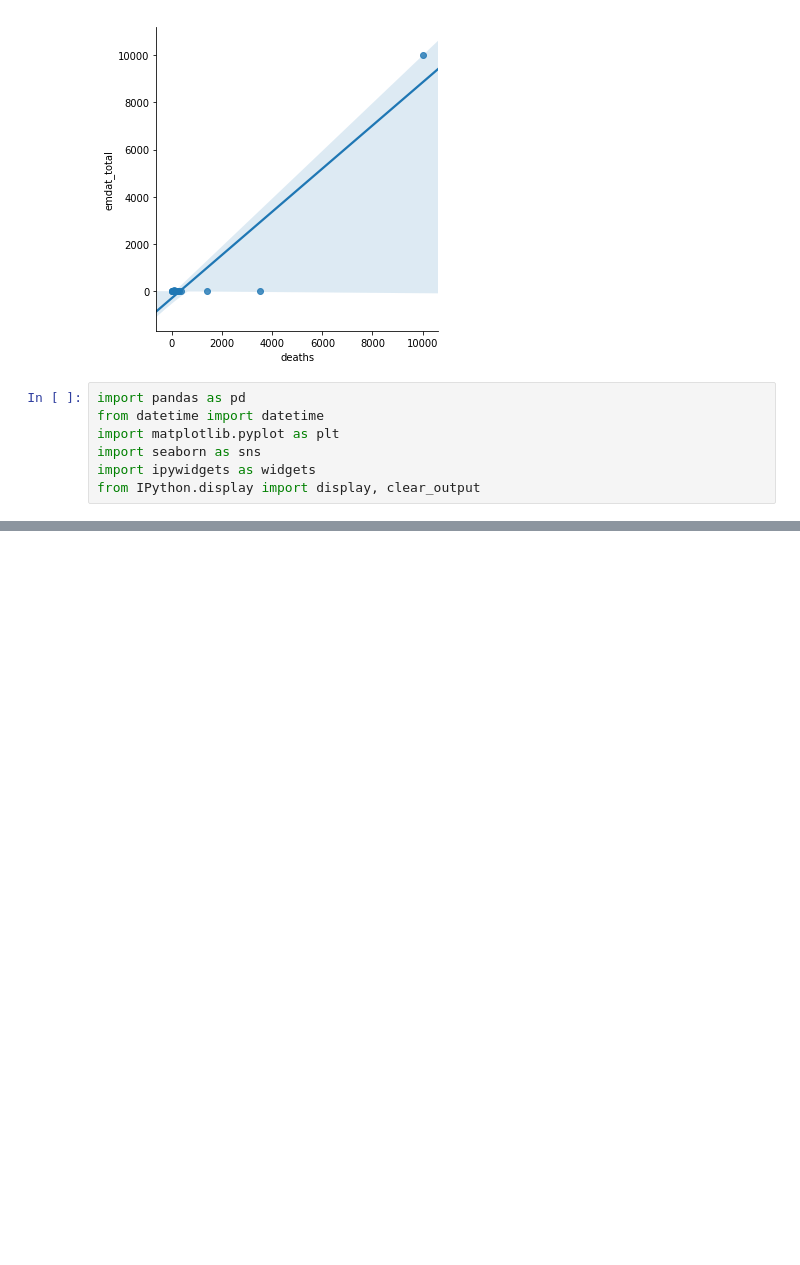
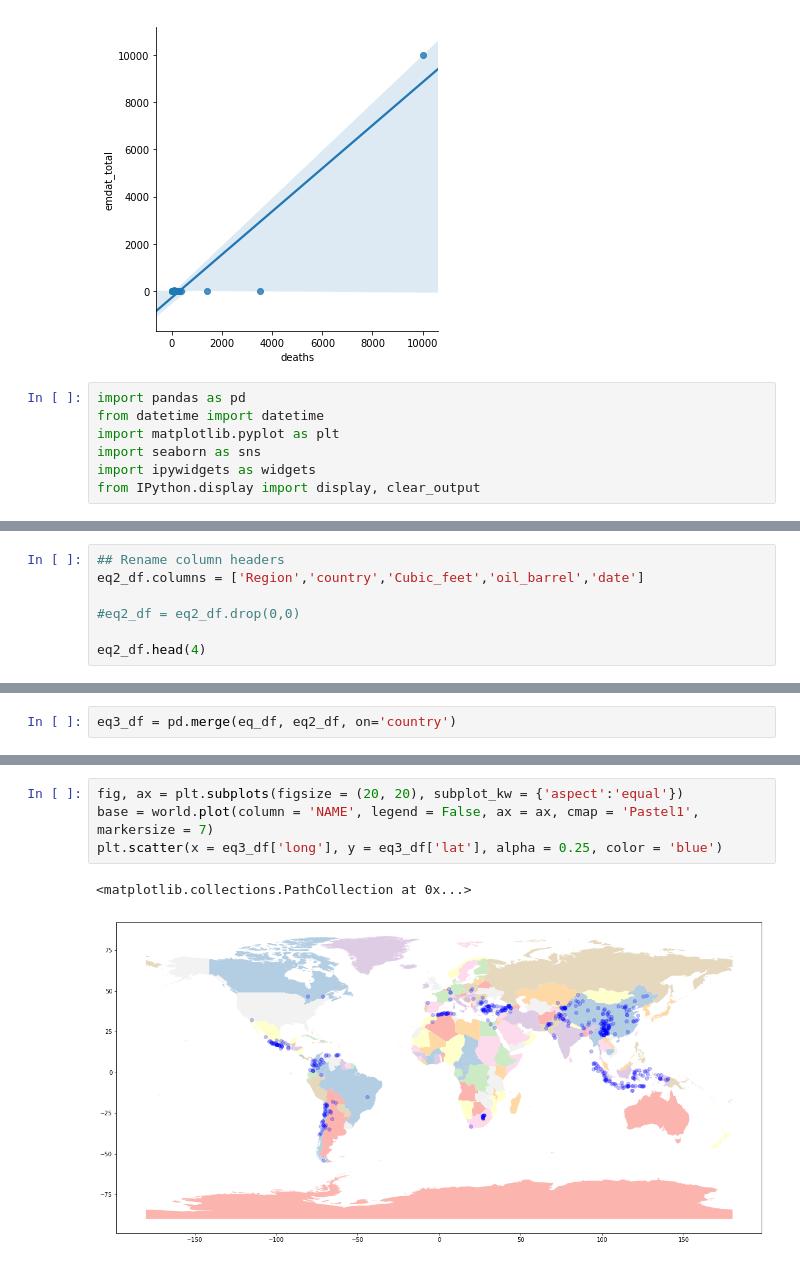
Before and after one commit to shrutijalewar/data-question-3-xtreme-united, a Jupyter notebook: Assigment3.ipynb, the cells around one changed output, grey strips where cells are left out. Saved outputs shown, nothing was run; the diff lists cells and outputs as text; blank space fills up the shorter version.

```diff
--- a/Assigment3.ipynb
+++ b/Assigment3.ipynb
@@ -319,0 +345,7 @@ base = world.plot(column = 'NAME', legend = False, ax = ax, cmap = 'Set2', marke
+# %%
+## Rename column headers
+eq2_df.columns = ['Region','country','Cubic_feet','oil_barrel','date']
+
+#eq2_df = eq2_df.drop(0,0)
+
+eq2_df.head(4)
@@ -319,0 +367,2 @@ base = world.plot(column = 'NAME', legend = False, ax = ax, cmap = 'Set2', marke
+# %%
+eq3_df = pd.merge(eq_df, eq2_df, on='country')
@@ -319,0 +390,7 @@ base = world.plot(column = 'NAME', legend = False, ax = ax, cmap = 'Set2', marke
+# %%
+fig, ax = plt.subplots(figsize = (20, 20), subplot_kw = {'aspect':'equal'})
+base = world.plot(column = 'NAME', legend = False, ax = ax, cmap = 'Pastel1', markersize = 7)
+plt.scatter(x = eq3_df['long'], y = eq3_df['lat'], alpha = 0.25, color = 'blue')
+# %% [output]
+<matplotlib.collections.PathCollection at 0x...>
+[figure, added]
```
Also changed, not shown: parts of 10 cells of this notebook.
